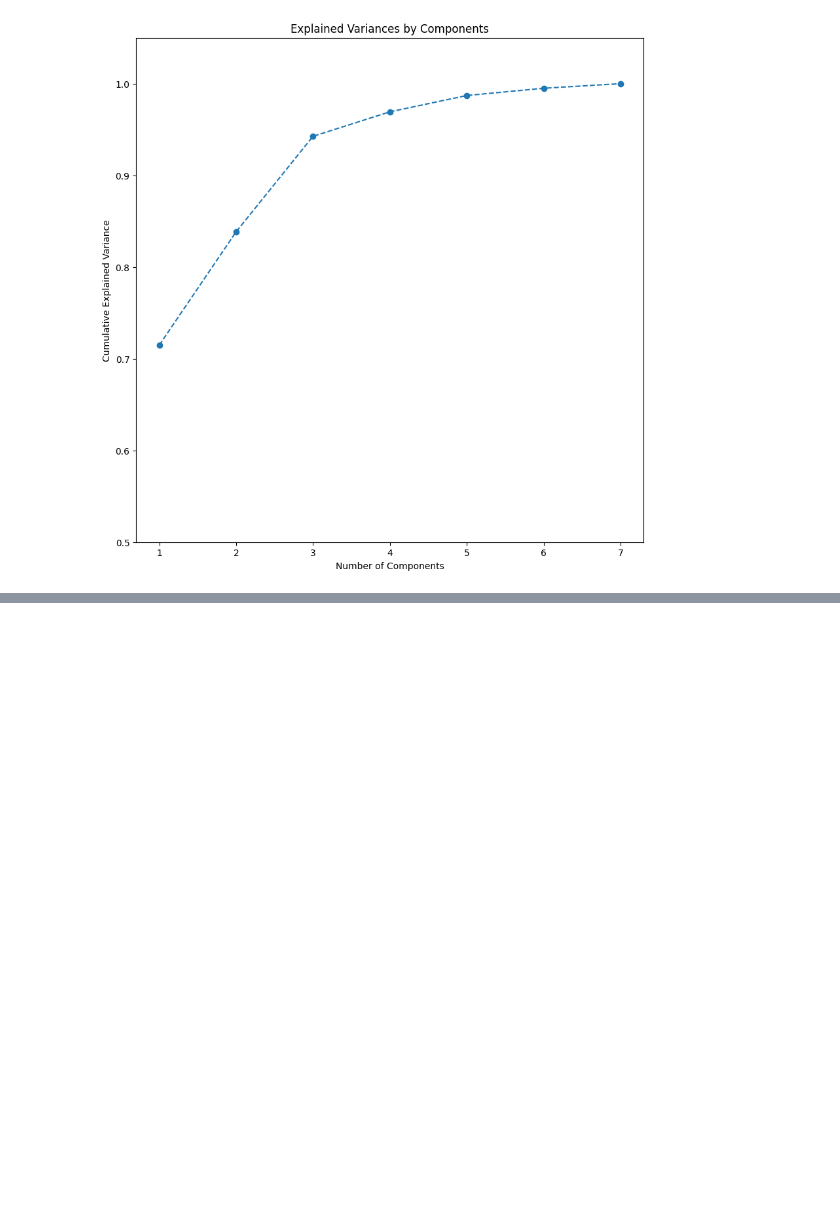
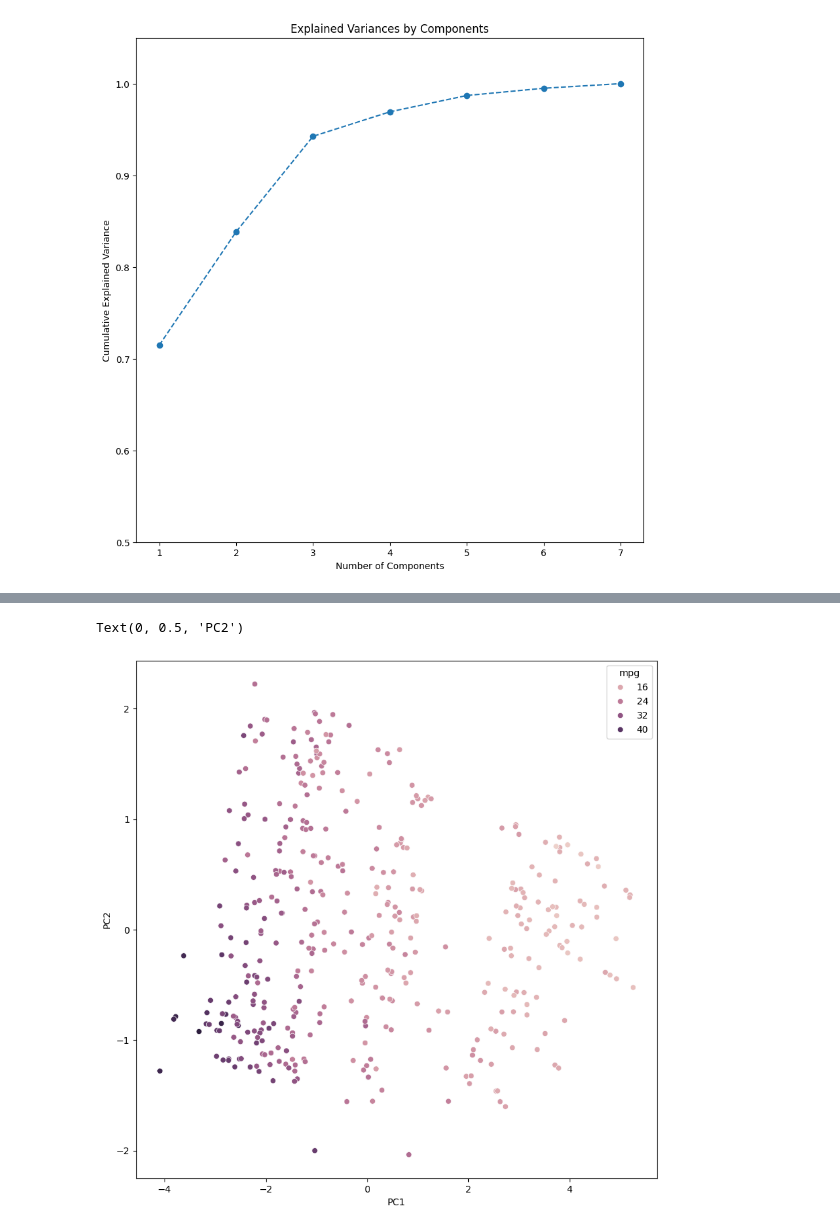
Before and after one commit to MattHuangO-O/DS_ML, a Jupyter notebook: Week 3/auto_practice.ipynb, the cells around one changed output, grey strips where cells are left out. Saved outputs shown, nothing was run; the diff lists cells and outputs as text; code cells hidden in the pictures; blank space fills up the shorter version.

Commit message:
adding weeks 3 and 4, making sense of unstructured data and regression

```diff
--- a/Week 3/auto_practice.ipynb
+++ b/Week 3/auto_practice.ipynb
@@ -181,0 +246,10 @@ plt.ylim([.5,1.05])
+# %%
+df_concat = pd.concat([auto_pca1, auto], axis = 1)
+
+plt.figure(figsize = (10,10))
+sns.scatterplot(x=auto_pca1[0], y=auto_pca1[1], data = auto, hue = 'mpg')
+plt.xlabel('PC1')
+plt.ylabel('PC2')
+# %% [output]
+Text(0, 0.5, 'PC2')
+[figure, added]
```
Also changed, not shown: parts of 13 cells of this notebook, 3 other files.
